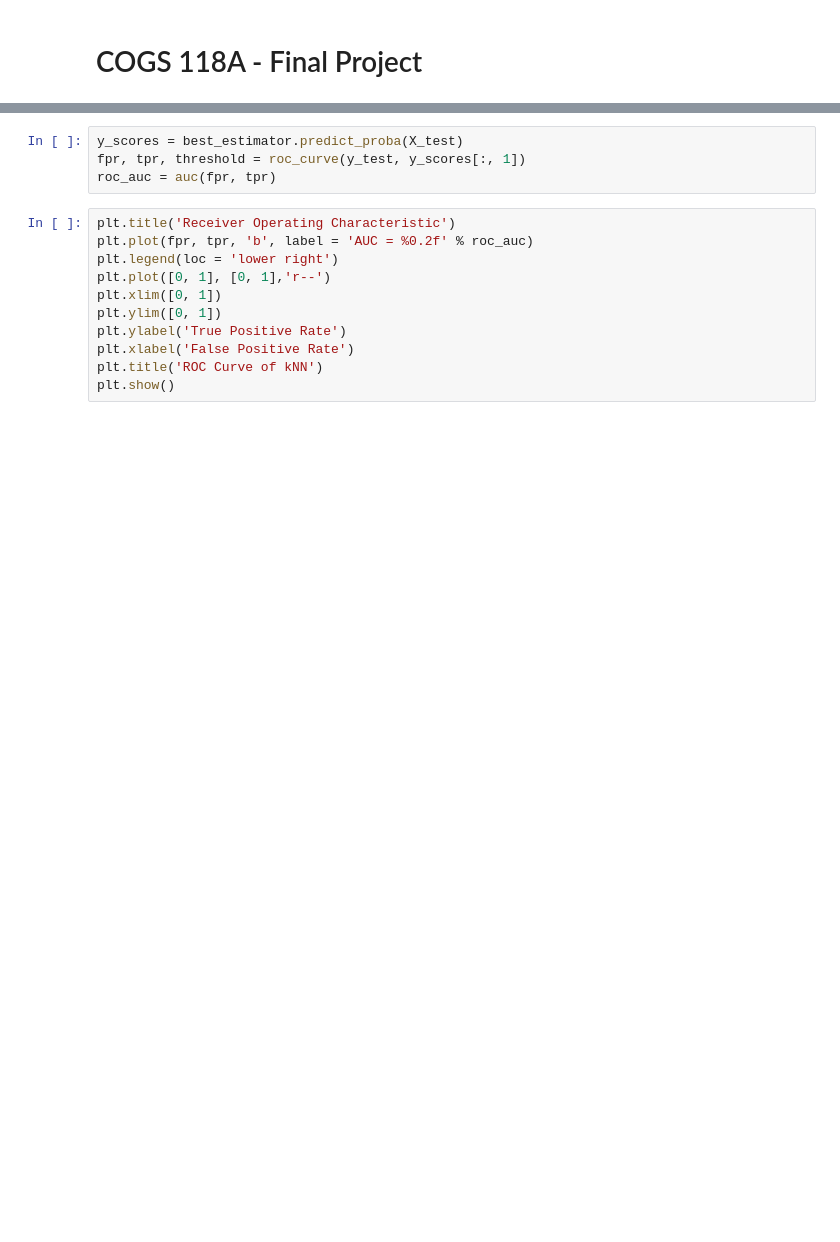
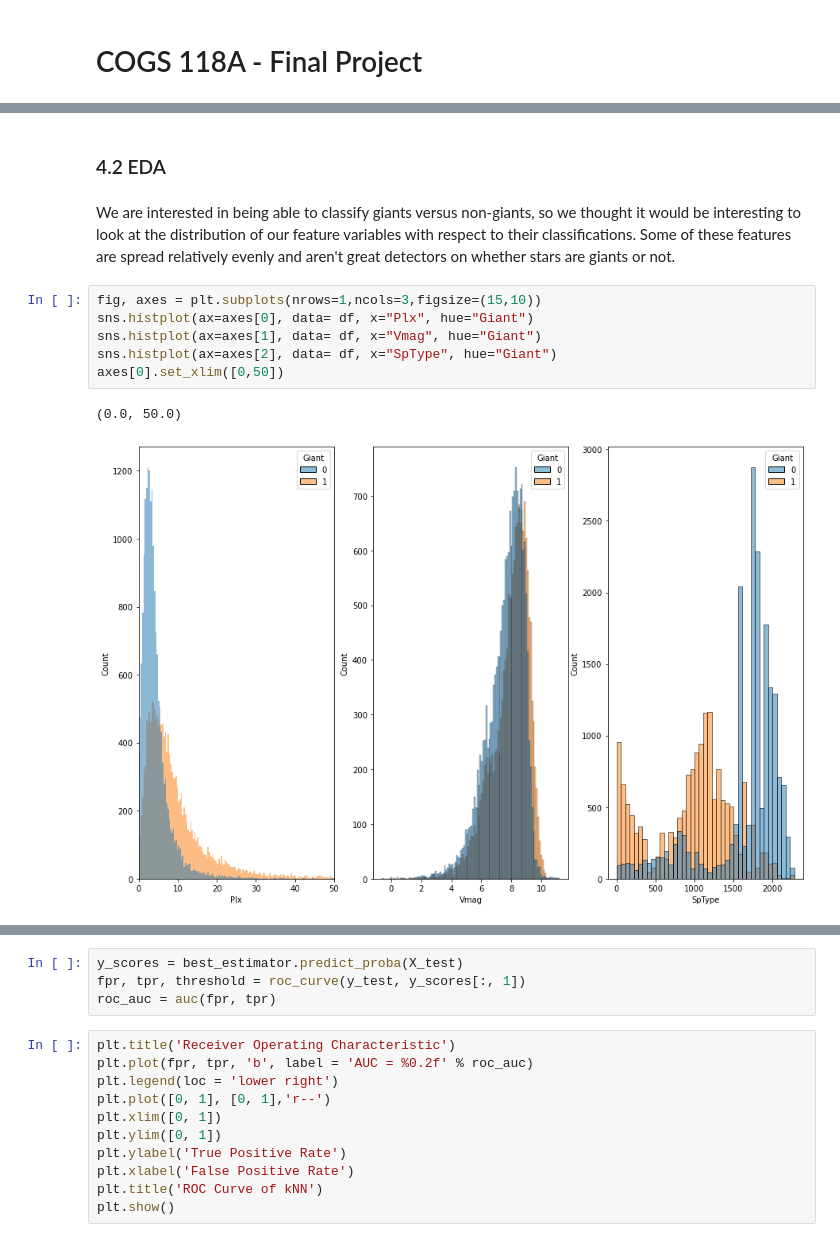
Before and after one commit to COGS118A/Group012-Wi23, a Jupyter notebook: FinalProjectGroup012-Wi23.ipynb, the cells around one changed output, grey strips where cells are left out. Cells and saved outputs as stored; diff of their text form; blank space fills up the shorter version.

```diff
--- a/FinalProjectGroup012-Wi23.ipynb
+++ b/FinalProjectGroup012-Wi23.ipynb
@@ -163,0 +109,14 @@ GridSearchCV(cv=KFold(n_splits=4, random_state=None, shuffle=False),
+# %% [markdown]
+
+### 4.2 EDA
+# %% [markdown]
+We are interested in being able to classify giants versus non-giants, so we thought it would be interesting to look at the distribution of our feature variables with respect to their classifications. Some of these features are spread relatively evenly and aren't great detectors on whether stars are giants or not.
+# %%
+fig, axes = plt.subplots(nrows=1,ncols=3,figsize=(15,10))
+sns.histplot(ax=axes[0], data= df, x="Plx", hue="Giant")
+sns.histplot(ax=axes[1], data= df, x="Vmag", hue="Giant")
+sns.histplot(ax=axes[2], data= df, x="SpType", hue="Giant")
+axes[0].set_xlim([0,50])
+# %% [output]
+(0.0, 50.0)
+[figure, added]
```
Also changed, not shown: parts of 83 cells of this notebook.
